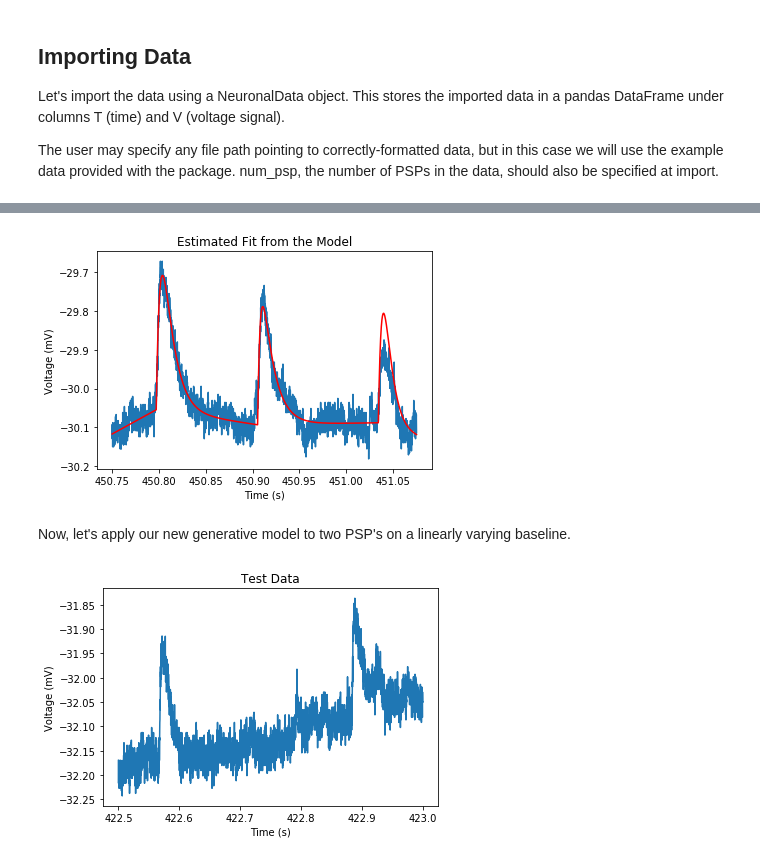
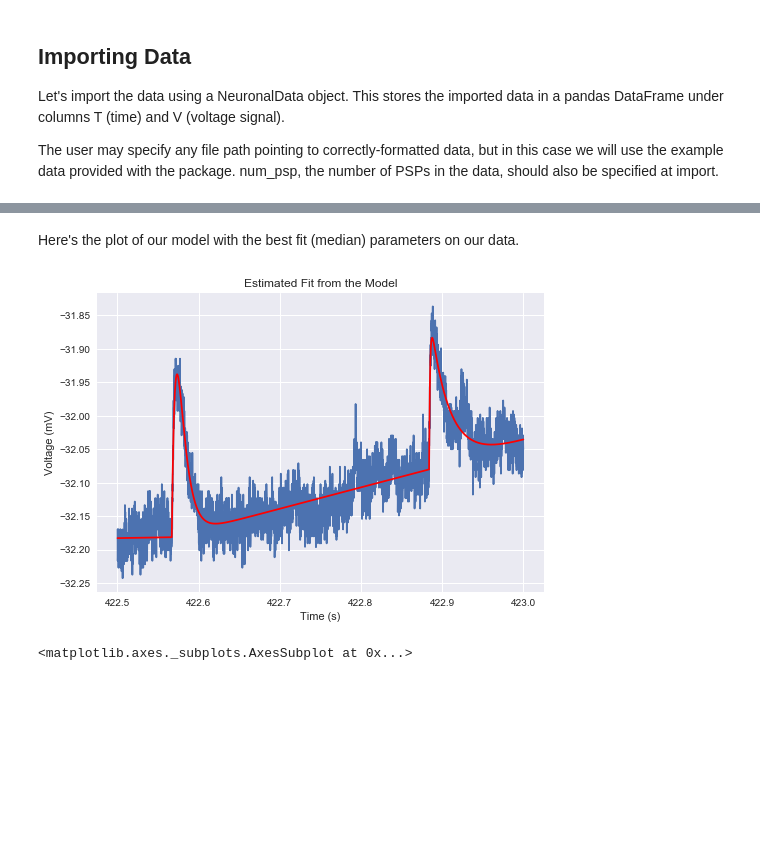
Before and after one commit to phys201/neuronal, a Jupyter notebook: tutorial.ipynb, the cells around one changed output, grey strips where cells are left out. Cells and saved outputs as stored; diff of their text form; code cells hidden in the pictures; blank space fills up the shorter version.

```diff
--- a/tutorial.ipynb
+++ b/tutorial.ipynb
@@ -120,7 +123,8 @@ $$L(\Theta|Y) \propto ln p(Y|\Theta) \: + \: ln p(\Theta)$$
 import numpy as np
 import pandas as pd
 import matplotlib.pyplot as plt
-import pymc3 as pm
+import seaborn as sns
+plt.style.use('seaborn')
 # %% [markdown]
 ## Importing Data
 
@@ -143,0 +163,21 @@ plt.show()
+# %%
+t = two_psp.data['T'].values
+v = two_psp.data['V'].values
+
+sigma = 0.026
+b_start = -32.19
+b = [-32.17, -32.07]
+b_end = -32.05
+a = [0.35, 0.3]
+t_psp = [422.57, 422.885]
+tau_d = [0.01, 0.01]
+tau_r = [0.001, 0.001]
+
+model = neuronal.psp_model(two_psp, b_start, b, b_end, a, t_psp, tau_d, tau_r)
+
+plt.plot(t, v)
+plt.plot(t, model, c='r')
+plt.title('chi-by-eye fit')
+plt.xlabel('Time (s)')
+plt.ylabel('Voltage (mV)')
+plt.show()
@@ -201,0 +206,5 @@ summary3
+# %%
+initial_guess = {'sigma': sigma, 'b_start': b_start, 'b': b, 'b_end': b_end,
+                 'a': a, 't_psp': t_psp, 'tau_d': tau_d, 'tau_r': tau_r}
+
+two_psp_df = neuronal.psp_fit(two_psp, 300, initial_guess, seed=1000, tune=200, cores=2)
@@ -202,17 +252,7 @@ summary3
+# %% [markdown]
+Here's the plot of our model with the best fit (median) parameters on our data.
 # %%
-neuronal.plot_fit(three_psp, summary3)
+neuronal.plot_fit(two_psp, two_psp_df)
 # %% [output]
-[figure, old version]
+[figure, new version]
+<matplotlib.axes._subplots.AxesSubplot at 0x...>
-# %% [markdown]
-Now, let's apply our new generative model to two PSP's on a linearly varying baseline.
-# %%
-two_psp = neuronal.NeuronalData(neuronal.get_example_data_file_path('two_PSP_data.txt'), num_psp=2)
-
-#Plot the data to guess the parameters
-plt.plot(two_psp.data['T'], two_psp.data['V'])
-plt.title('Test Data')
-plt.xlabel('Time (s)')
-plt.ylabel('Voltage (mV)')
-plt.show()
-# %% [output]
-[figure, removed]
```
Also changed, not shown: parts of 35 cells of this notebook.
